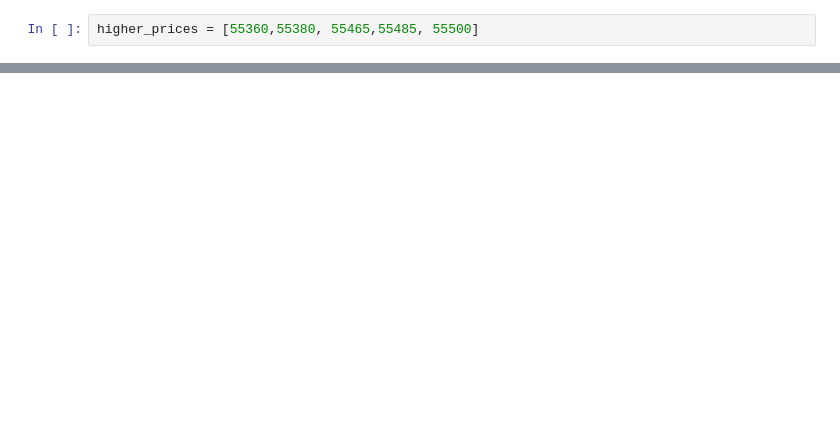
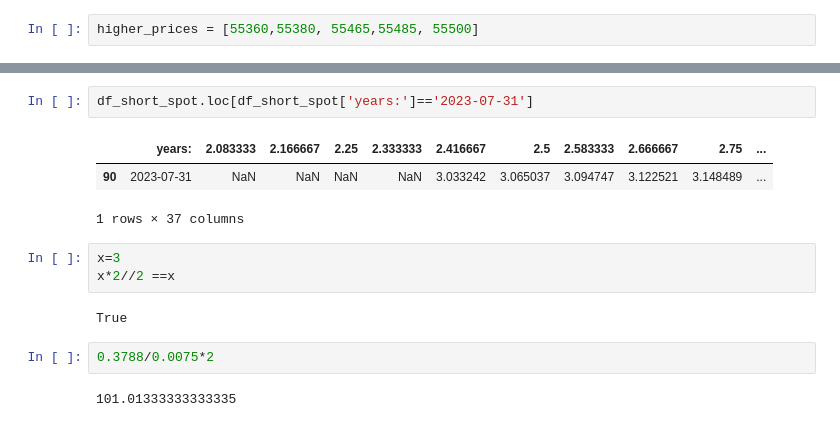
Before and after one commit to cormach/economy, a Jupyter notebook: lme-linker.ipynb, the cells around one changed output, grey strips where cells are left out. Cells and saved outputs as stored; diff of their text form; blank space fills up the shorter version.

```diff
--- a/lme-linker.ipynb
+++ b/lme-linker.ipynb
@@ -171,0 +300,15 @@ data_set_april.loc[data_set_april['Sequence'].isin(higher_prices)]
+# %%
+df_short_spot.loc[df_short_spot['years:']=='2023-07-31']
+# %% [output]
+|  | years: | 2.083333 | 2.166667 | 2.25 | 2.333333 | 2.416667 | 2.5 | 2.583333 | 2.666667 | 2.75 | ... |
+| 90 | 2023-07-31 | NaN | NaN | NaN | NaN | 3.033242 | 3.065037 | 3.094747 | 3.122521 | 3.148489 | ... |
+1 rows × 37 columns
+# %%
+x=3
+x*2//2 ==x
+# %% [output]
+True
+# %%
+0.3788/0.0075*2
+# %% [output]
+101.01333333333335
```
Also changed, not shown: parts of 22 cells of this notebook, 8 other files.
